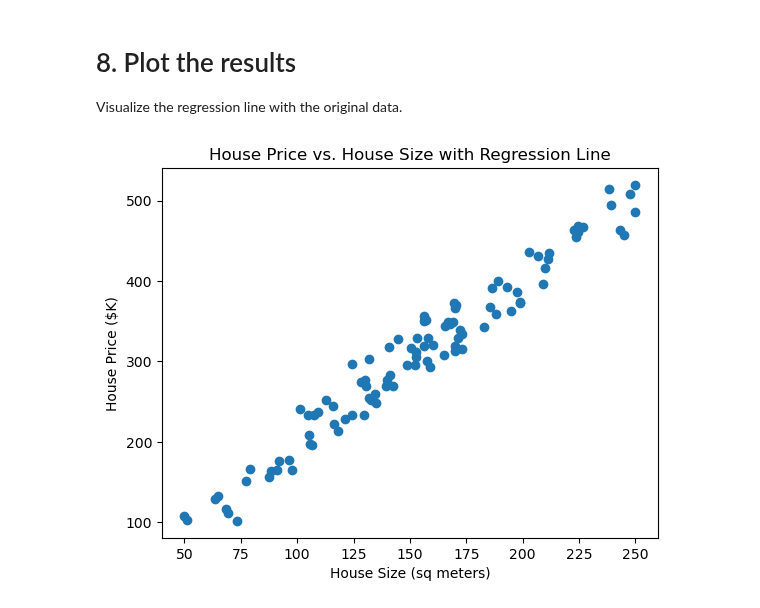
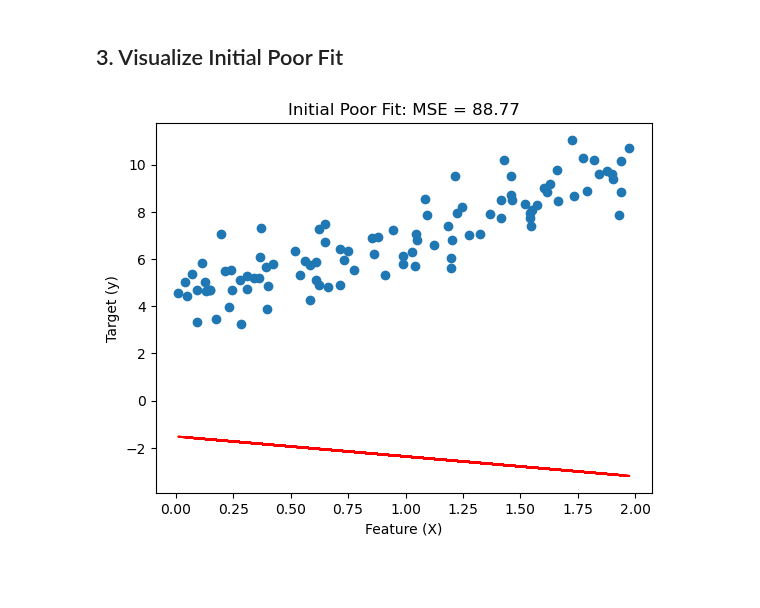
Before and after one commit to pyth04/ML-Specialization-Coursework-Notes, a Jupyter notebook: code/Practice 1 - Gradient Descent.ipynb, the cells around one changed output. Cells and saved outputs as stored; diff of their text form; code cells hidden in the pictures; blank space fills up the shorter version.

Commit message:
updating gradient descent code

```diff
--- a/code/Practice 1 - Gradient Descent.ipynb
+++ b/code/Practice 1 - Gradient Descent.ipynb
@@ -45,3 +0,0 @@ $ MSE = \frac{1}{n} \sum_{i=1}^{n} (\hat{y}_i - y_i)^2 $
-# %%
-def compute_mse(y_true, y_pred):
-    return np.mean((y_true - y_pred) ** 2)
@@ -58,0 +32,5 @@ Write the function for gradient descent, which iteratively updates w and b.
+# %%
+w = np.random.randn()
+b = np.random.randn()
+print(f'w = {w}')
+print(f'b = {b}')
@@ -59,11 +40,22 @@ Write the function for gradient descent, which iteratively updates w and b.
 # %%
+def compute_mse(X, y, w, b):
+    num_samples = len(X)
+    y_pred = w * X + b
+    mse = (1 / num_samples) * np.sum((y_pred - y) ** 2)
+    return mse
+
+
 def gradient_descent(X, y, w, b, learning_rate, iterations):
+    num_samples = len(X)
+    history = []
+
     for i in range(iterations):
         y_pred = w * X + b
-        dw, db = gradients(X, y, y_pred)
+        dw = (2 / num_samples) * np.sum((y_pred - y) * X)
+        db = (2 / num_samples) * np.sum(y_pred - y)
         w -= learning_rate * dw
         b -= learning_rate * db
-        if i % 10 == 0:  # Adjust the frequency as per your preference
-            mse = compute_mse(y, y_pred)
-            print(f"Iteration {i}: MSE = {mse}")
-    return w, b
+        mse = compute_mse(X, y, w, b)
+        history.append(mse)
+
+    return w, b, history
@@ -73,5 +61,0 @@ Execute gradient descent with a specified learning rate and number of iterations
-# %%
-X = houses_prices_df['House Size (sq meters)'].values
-y = houses_prices_df['House Price'].values
-
-w, b = gradient_descent(X, y, w, b, learning_rate=0.01, iterations=100)
@@ -89,12 +62,13 @@ Iteration 90: MSE = nan
-# %% [markdown]
-# 8. Plot the results
-Visualize the regression line with the original data.
+# %% [markdown]
+## 3. Visualize Initial Poor Fit
 # %%
+initial_mse = compute_mse(X, y, w, b)
+
 plt.scatter(X, y)
-plt.plot(X, w * X + b, color='red')  # regression line
-plt.xlabel('House Size (sq meters)')
-plt.ylabel('House Price ($K)')
-plt.title('House Price vs. House Size with Regression Line')
+plt.plot(X, w * X + b, color='red')
+plt.title(f'Initial Poor Fit: MSE = {initial_mse:.2f}')
+plt.xlabel('Feature (X)')
+plt.ylabel('Target (y)')
 plt.show()
 # %% [output]
-[figure, old version]
+[figure, new version]
```
Also changed, not shown: parts of 25 cells of this notebook, 1 other file.
